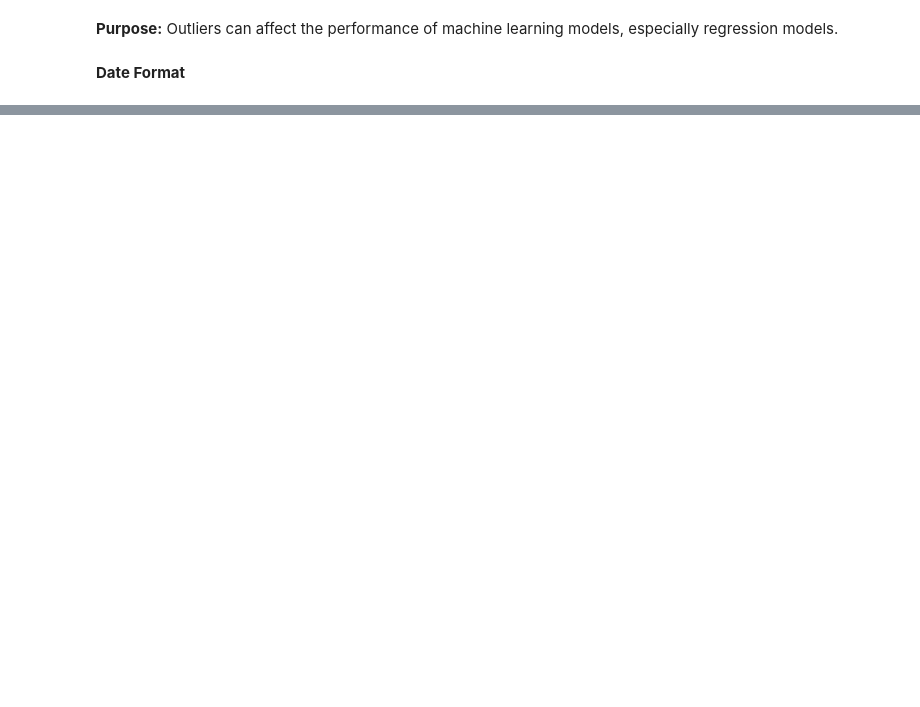
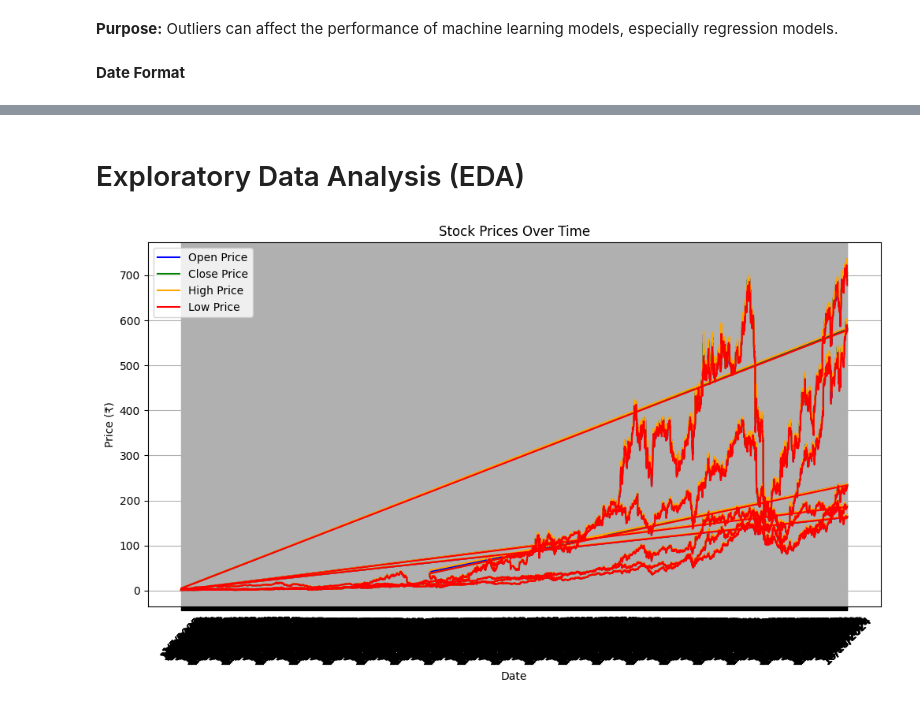
Before and after one commit to madhan96p/FAANG, a Jupyter notebook: FAANG_cleaning.ipynb, the cells around one changed output, grey strips where cells are left out. Cells and saved outputs as stored; diff of their text form; code cells hidden in the pictures; blank space fills up the shorter version.

```diff
--- a/FAANG_cleaning.ipynb
+++ b/FAANG_cleaning.ipynb
@@ -163,0 +153,2 @@ See the caveats in the documentation: https://pandas.pydata.org/pandas-docs/stab
+# %% [markdown]
+# Exploratory Data Analysis (EDA)
@@ -163,0 +160,18 @@ See the caveats in the documentation: https://pandas.pydata.org/pandas-docs/stab
+# %%
+
+plt.figure(figsize=(12, 6))
+
+plt.plot(df['Date'], df['Open'], label='Open Price', color='blue')
+plt.plot(df['Date'], df['Close'], label='Close Price', color='green')
+plt.plot(df['Date'], df['High'], label='High Price', color='orange')
+plt.plot(df['Date'], df['Low'], label='Low Price', color='red')
+
+plt.title('Stock Prices Over Time')
+plt.xlabel('Date')
+plt.ylabel('Price (₹)')
+plt.legend()
+plt.xticks(rotation=45)
+plt.grid(True)
+plt.show()
+# %% [output]
+[figure, added]
```
Also changed, not shown: parts of 8 cells of this notebook, 7 other files.
